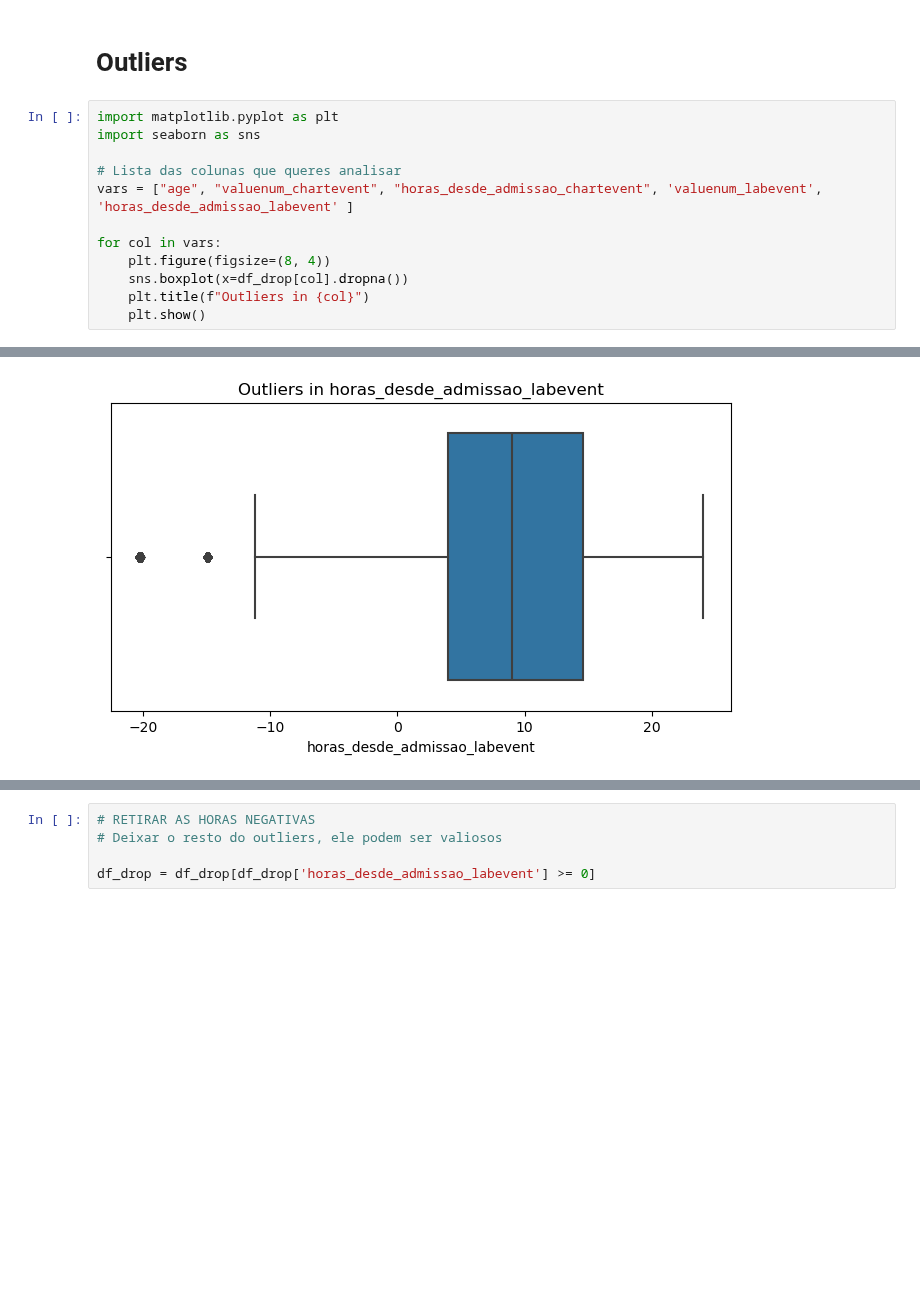
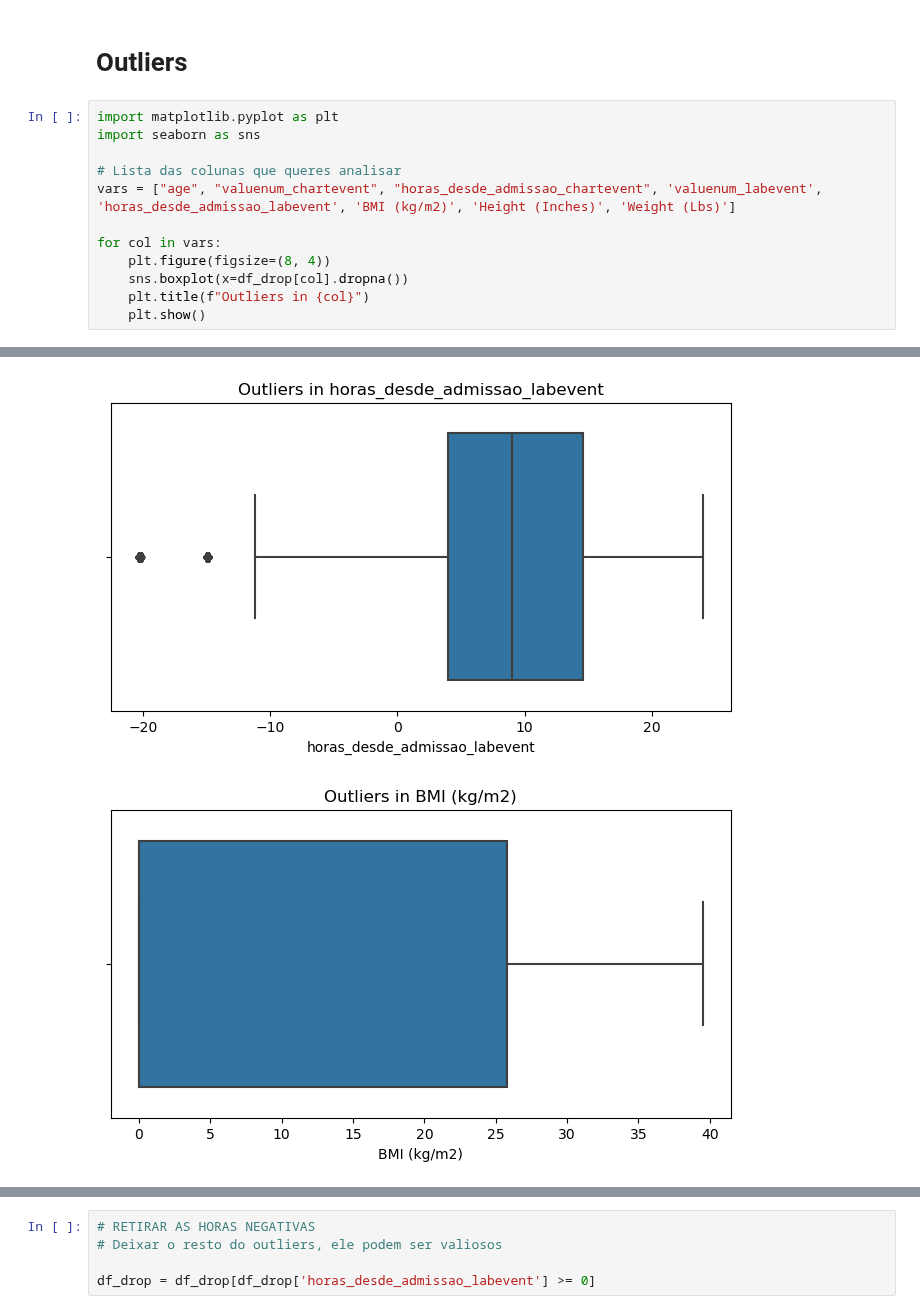
Before and after one commit to CatarinaCosta02/Master_Thesis, a Jupyter notebook: models/Final_treament.ipynb, the cells around one changed output, grey strips where cells are left out. Saved outputs shown, nothing was run; the diff lists cells and outputs as text; blank space fills up the shorter version.

```diff
--- a/models/Final_treament.ipynb
+++ b/models/Final_treament.ipynb
@@ -1146,18 +1208,19 @@ dtype: object
 # %%
 import matplotlib.pyplot as plt
 import seaborn as sns
 
 # Lista das colunas que queres analisar
-vars = ["age", "valuenum_chartevent", "horas_desde_admissao_chartevent", 'valuenum_labevent', 'horas_desde_admissao_labevent' ]
+vars = ["age", "valuenum_chartevent", "horas_desde_admissao_chartevent", 'valuenum_labevent', 'horas_desde_admissao_labevent', 'BMI (kg/m2)', 'Height (Inches)', 'Weight (Lbs)']
 
 for col in vars:
     plt.figure(figsize=(8, 4))
     sns.boxplot(x=df_drop[col].dropna())
     plt.title(f"Outliers in {col}")
     plt.show()
 # %% [output]
 [figure]
 [figure]
 [figure]
 [figure]
 [figure]
+[figure, added]
```
Also changed, not shown: parts of 38 cells of this notebook, 2 other files.
